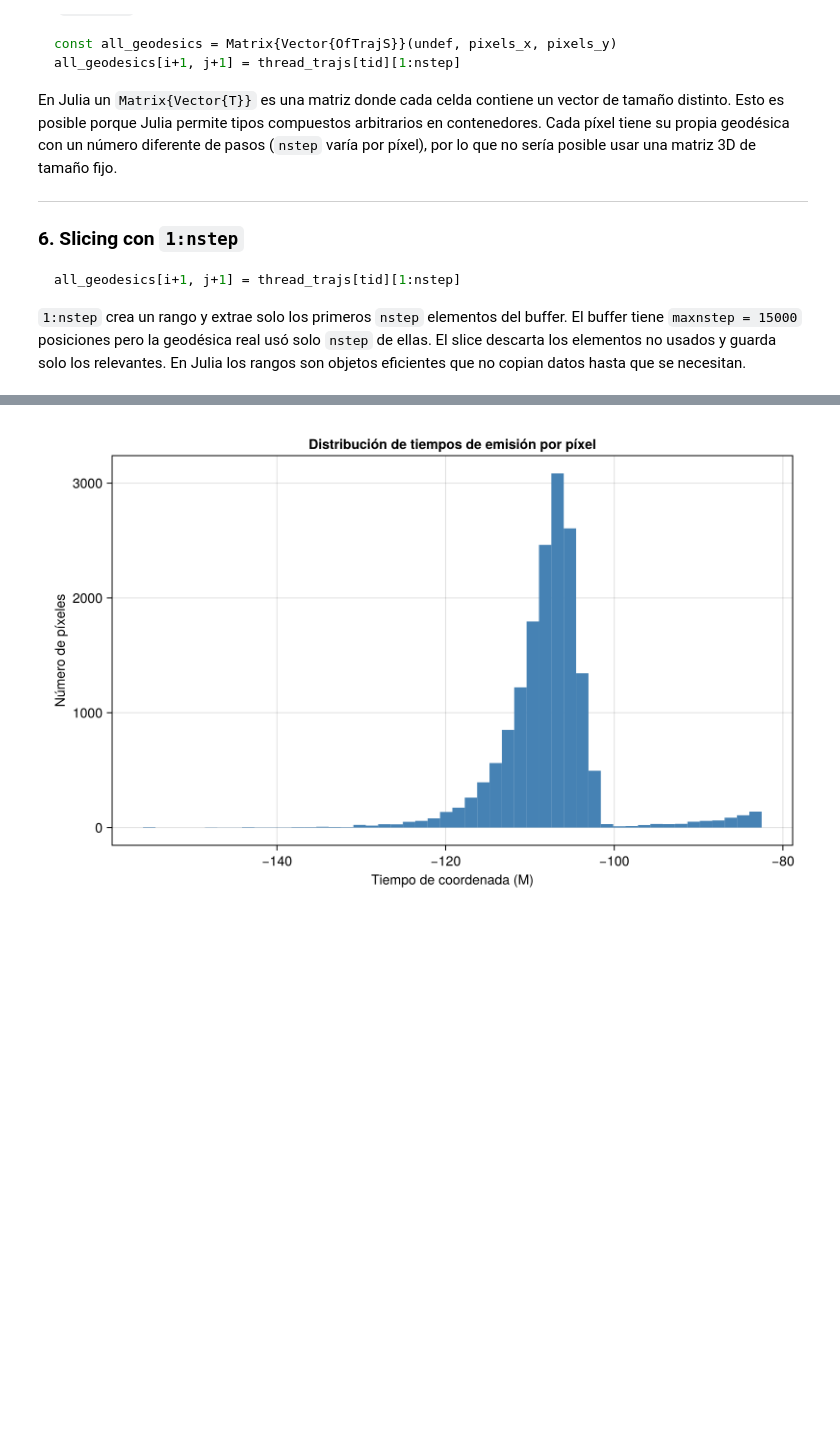
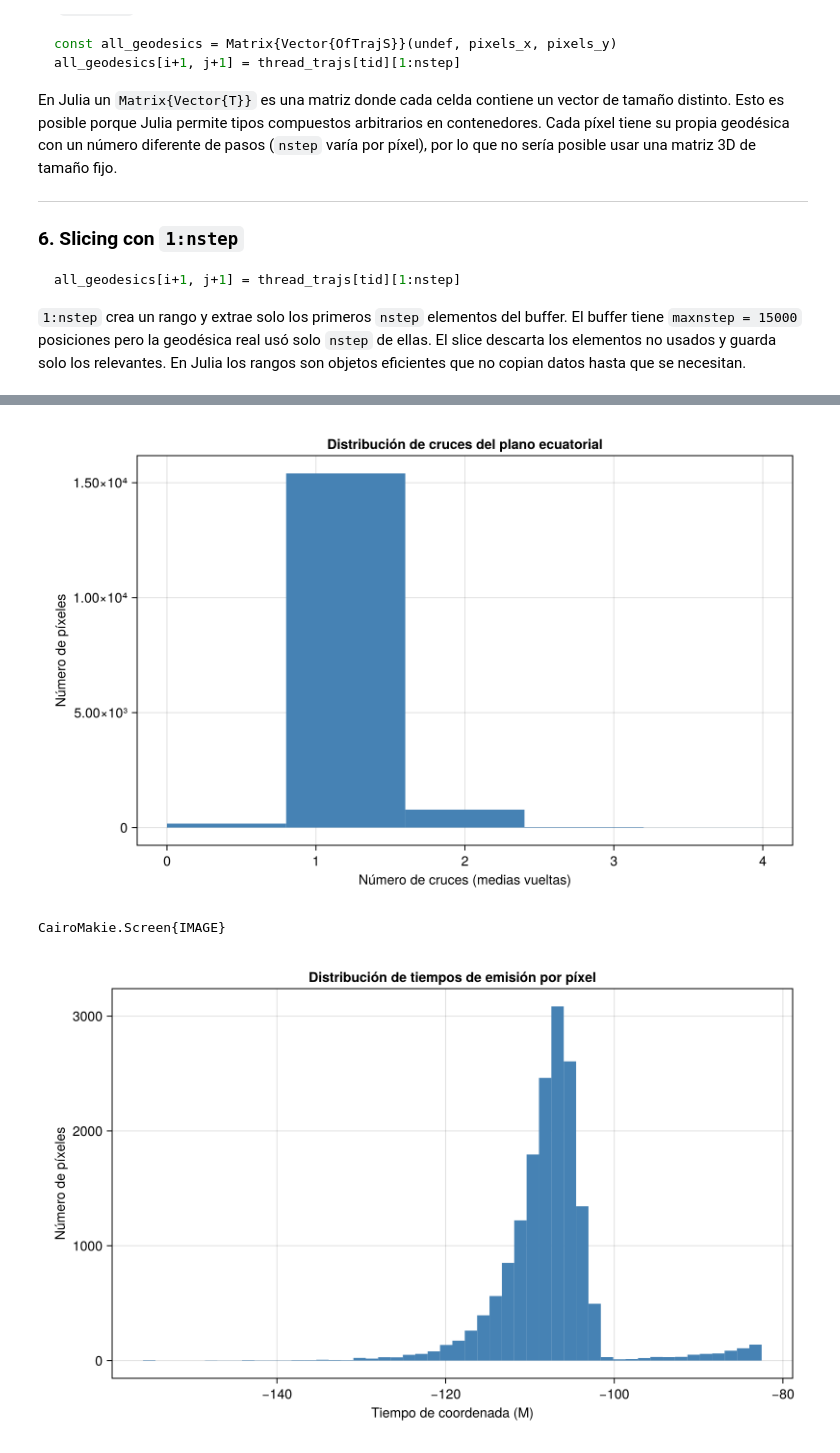
Before and after one commit to drojaspater/JipoleBrisk, a Jupyter notebook: example_notebooks/SlowLightGRMHD.ipynb, the cells around one changed output, grey strips where cells are left out. Cells and saved outputs as stored; diff of their text form; code cells hidden in the pictures; blank space fills up the shorter version.

```diff
--- a/example_notebooks/SlowLightGRMHD.ipynb
+++ b/example_notebooks/SlowLightGRMHD.ipynb
@@ -817,3 +877,17 @@ Suggestion: check for spelling errors or missing imports.
+# %%
+using CairoMakie
+
+fig = Figure(size=(800, 500))
+ax = Axis(fig[1,1],
+    title  = "Distribución de cruces del plano ecuatorial",
+    xlabel = "Número de cruces (medias vueltas)",
+    ylabel = "Número de píxeles"
+)
+hist!(ax, vec(midplane_crossings), bins=maximum(midplane_crossings)+1, color=:steelblue)
+display(fig)
+# %% [output]
+[figure, added]
+CairoMakie.Screen{IMAGE}
 # %%
 using CairoMakie
 using JLD2
```
Also changed, not shown: parts of 13 cells of this notebook, 5 other files.
